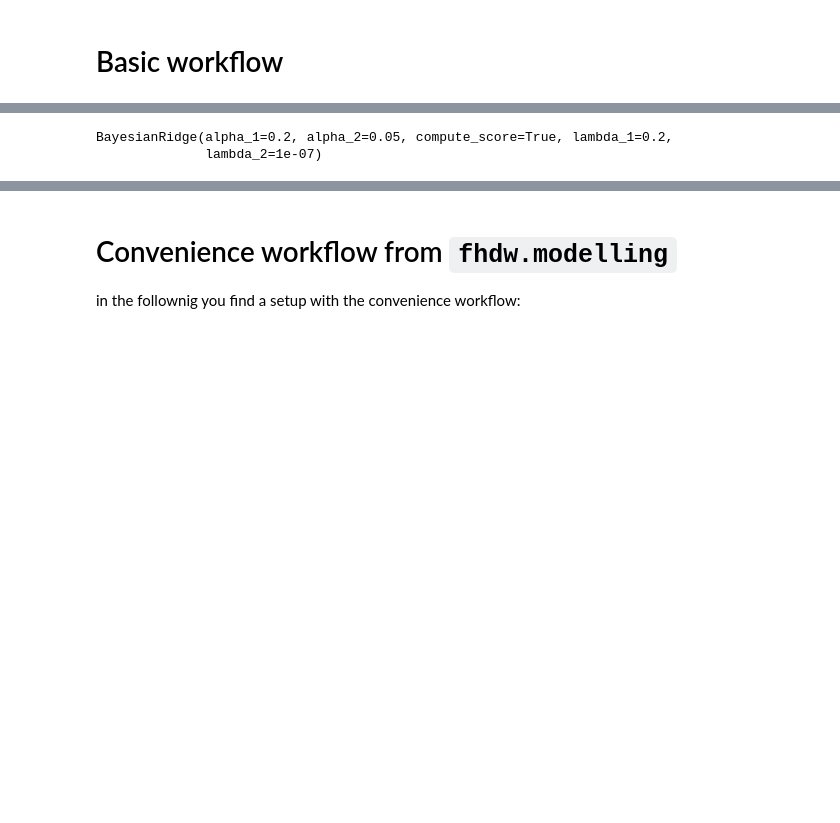
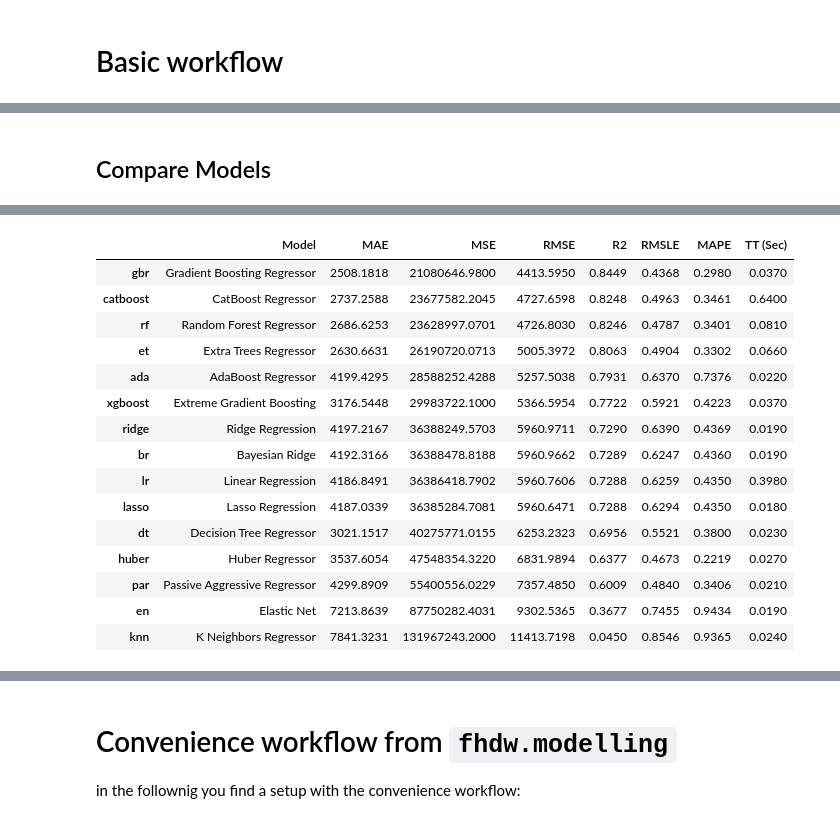
Before and after one commit to fhdw-forschung/modelling-tools, a Jupyter notebook: docs/test-functions.ipynb, the cells around one changed output, grey strips where cells are left out. Saved outputs shown, nothing was run; the diff lists cells and outputs as text; code cells hidden in the pictures; blank space fills up the shorter version.

```diff
--- a/docs/test-functions.ipynb
+++ b/docs/test-functions.ipynb
@@ -139,5 +92,7 @@ Fitting 10 folds for each of 10 candidates, totalling 100 fits
-# %%
-exp.automl(optimize="RMSE")
-# %% [output]
-BayesianRidge(alpha_1=0.2, alpha_2=0.05, compute_score=True, lambda_1=0.2,
-              lambda_2=1e-07)
+# %% [markdown]
+## Compare Models
+# %%
+best_methods = exp.compare_models(
+    exclude=["lightgbm", "dummy", "lar", "omp", "llar"], sort=OPT_CRITERIA, n_select=3
+)
+# %% [output]
@@ -143,0 +100,16 @@ BayesianRidge(alpha_1=0.2, alpha_2=0.05, compute_score=True, lambda_1=0.2,
+|  | Model | MAE | MSE | RMSE | R2 | RMSLE | MAPE | TT (Sec) |
+| gbr | Gradient Boosting Regressor | 2508.1818 | 21080646.9800 | 4413.5950 | 0.8449 | 0.4368 | 0.2980 | 0.0370 |
+| catboost | CatBoost Regressor | 2737.2588 | 23677582.2045 | 4727.6598 | 0.8248 | 0.4963 | 0.3461 | 0.6400 |
+| rf | Random Forest Regressor | 2686.6253 | 23628997.0701 | 4726.8030 | 0.8246 | 0.4787 | 0.3401 | 0.0810 |
+| et | Extra Trees Regressor | 2630.6631 | 26190720.0713 | 5005.3972 | 0.8063 | 0.4904 | 0.3302 | 0.0660 |
+| ada | AdaBoost Regressor | 4199.4295 | 28588252.4288 | 5257.5038 | 0.7931 | 0.6370 | 0.7376 | 0.0220 |
+| xgboost | Extreme Gradient Boosting | 3176.5448 | 29983722.1000 | 5366.5954 | 0.7722 | 0.5921 | 0.4223 | 0.0370 |
+| ridge | Ridge Regression | 4197.2167 | 36388249.5703 | 5960.9711 | 0.7290 | 0.6390 | 0.4369 | 0.0190 |
+| br | Bayesian Ridge | 4192.3166 | 36388478.8188 | 5960.9662 | 0.7289 | 0.6247 | 0.4360 | 0.0190 |
+| lr | Linear Regression | 4186.8491 | 36386418.7902 | 5960.7606 | 0.7288 | 0.6259 | 0.4350 | 0.3980 |
+| lasso | Lasso Regression | 4187.0339 | 36385284.7081 | 5960.6471 | 0.7288 | 0.6294 | 0.4350 | 0.0180 |
+| dt | Decision Tree Regressor | 3021.1517 | 40275771.0155 | 6253.2323 | 0.6956 | 0.5521 | 0.3800 | 0.0230 |
+| huber | Huber Regressor | 3537.6054 | 47548354.3220 | 6831.9894 | 0.6377 | 0.4673 | 0.2219 | 0.0270 |
+| par | Passive Aggressive Regressor | 4299.8909 | 55400556.0229 | 7357.4850 | 0.6009 | 0.4840 | 0.3406 | 0.0210 |
+| en | Elastic Net | 7213.8639 | 87750282.4031 | 9302.5365 | 0.3677 | 0.7455 | 0.9434 | 0.0190 |
+| knn | K Neighbors Regressor | 7841.3231 | 131967243.2000 | 11413.7198 | 0.0450 | 0.8546 | 0.9365 | 0.0240 |
```
Also changed, not shown: parts of 28 cells of this notebook, 2 other files.
